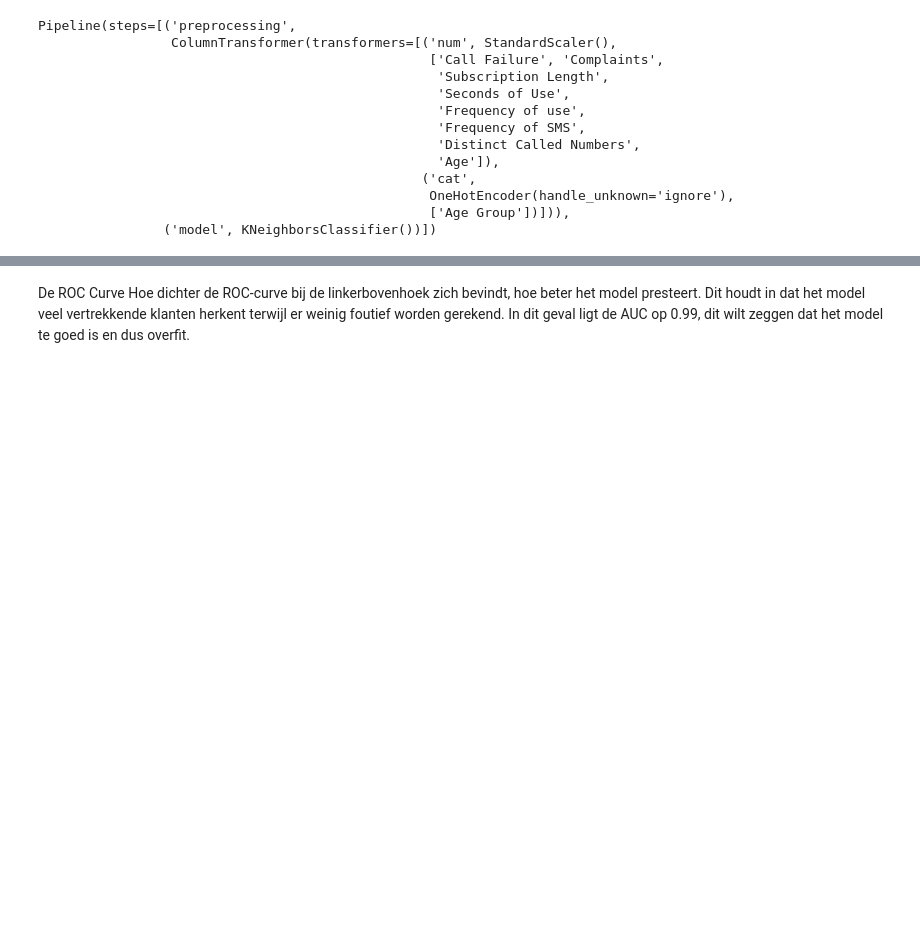
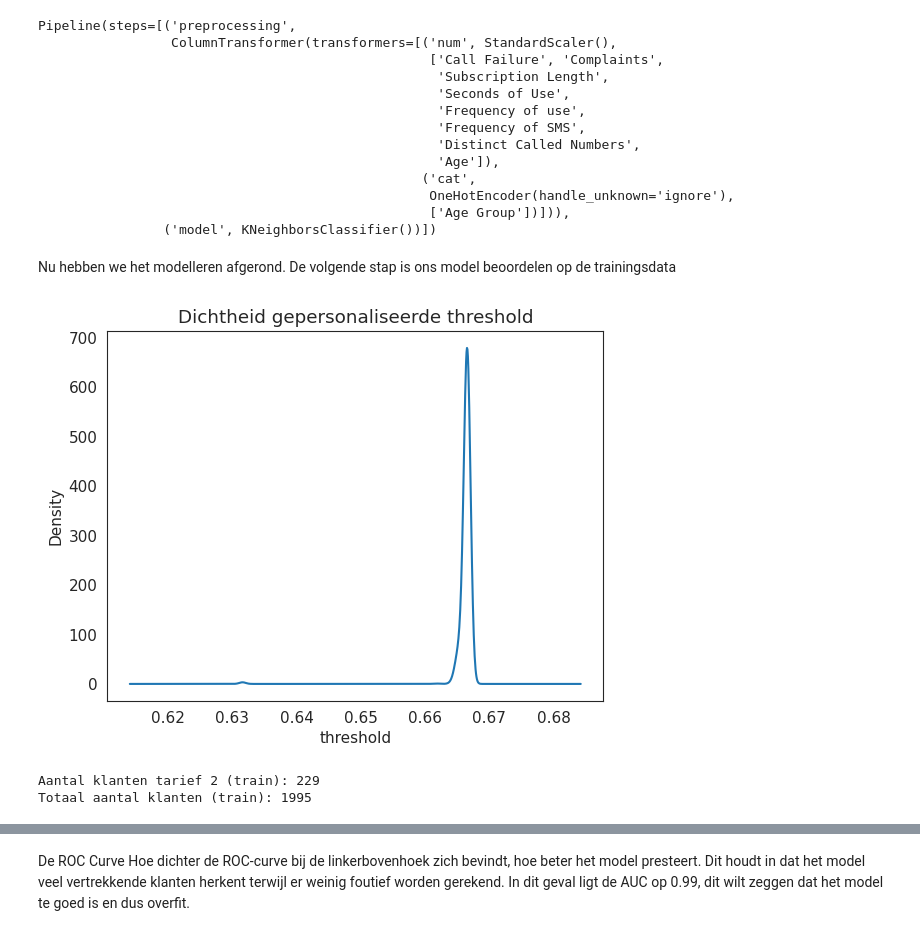
Before and after one commit to Murielle01/BP-3.4, a Jupyter notebook: scripts/opdracht 2/Nearest neighbor.ipynb, the cells around one changed output, grey strips where cells are left out. Cells and saved outputs as stored; diff of their text form; code cells hidden in the pictures; blank space fills up the shorter version.

```diff
--- a/scripts/opdracht 2/Nearest neighbor.ipynb
+++ b/scripts/opdracht 2/Nearest neighbor.ipynb
@@ -177,5 +177,8 @@ Pipeline(steps=[('preprocessing',
                                                   OneHotEncoder(handle_unknown='ignore'),
                                                   ['Age Group'])])),
                 ('model', KNeighborsClassifier())])
+# %% [markdown]
+Nu hebben we het modelleren afgerond.
+De volgende stap is ons model beoordelen op de trainingsdata
 # %%
 #kans op churn voorspellen
@@ -183 +186,24 @@ churn_prob = knn_pipe.predict_proba(X)[:,1]
+# %%
+# Winstvergelijkingen
+W1 = 0.1 * X["Frequency of SMS"] + 0.3 * X["Seconds of Use"]
+W2 = 0.07 * X["Frequency of SMS"] + 0.2 * X["Seconds of Use"]
+
+# Balansvergelijking
+df["thresholds"] = (W1 - W2) / (W1 - 0.75 * W2)
+
+# Beslissing: tarief 2 aanbieden
+offer_tarief2 = (y_prob >= df["thresholds"]).astype(int)
+
+# Density plot thresholds
+df["thresholds"].plot(kind="density")
+plt.title("Dichtheid gepersonaliseerde threshold")
+plt.xlabel("threshold")
+plt.show()
+
+print("Aantal klanten tarief 2 (train):", int(offer_tarief2.sum()))
+print("Totaal aantal klanten (train):", len(df))
+# %% [output]
+[figure, added]
+Aantal klanten tarief 2 (train): 229
+Totaal aantal klanten (train): 1995
 # %%
```
Also changed, not shown: parts of 9 cells of this notebook.
